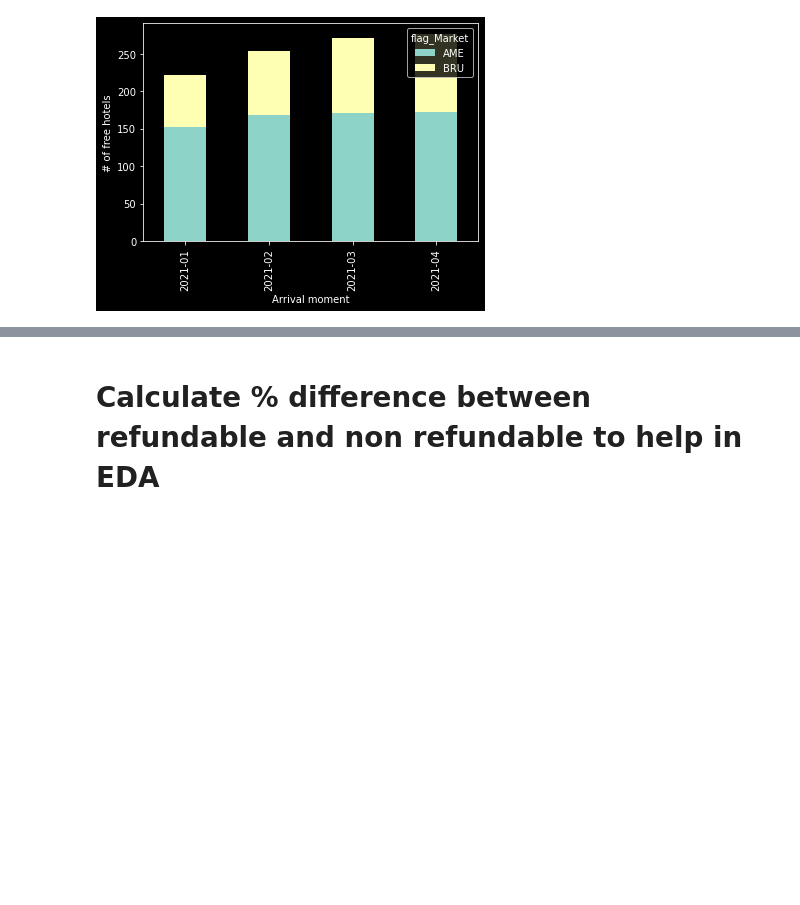
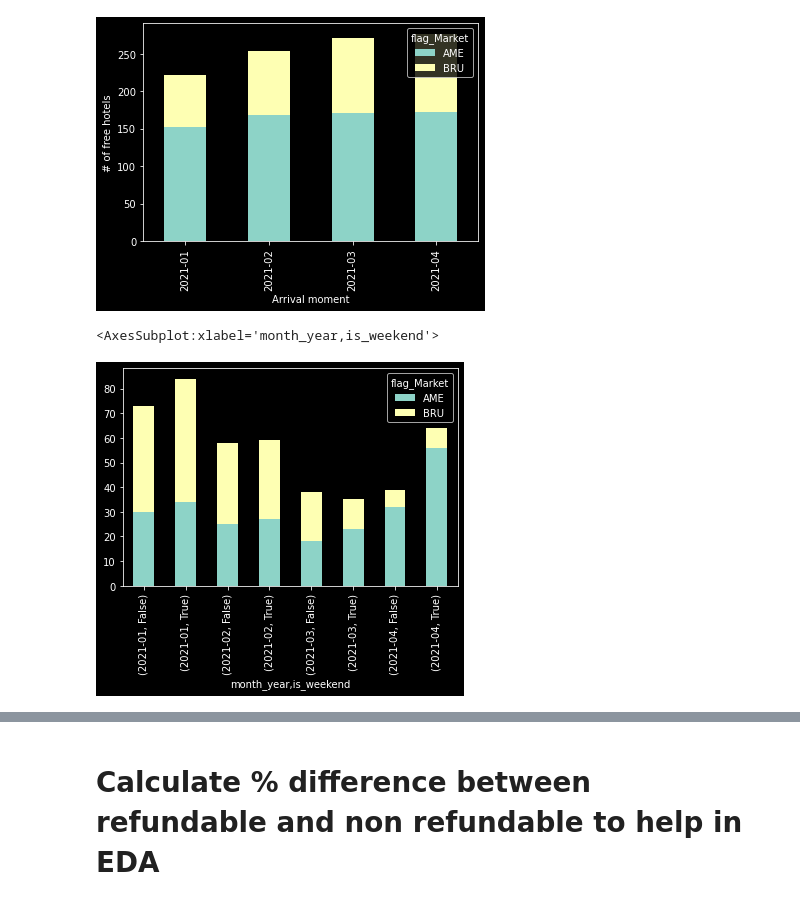
Before and after one commit to jmmvr/Lighthouse_EDA, a Jupyter notebook: 01. EDA_JR.ipynb, the cells around one changed output, grey strips where cells are left out. Cells and saved outputs as stored; diff of their text form; code cells hidden in the pictures; blank space fills up the shorter version.

```diff
--- a/01. EDA_JR.ipynb
+++ b/01. EDA_JR.ipynb
@@ -275,3 +317,18 @@ plt.ylabel('# of free hotels')
 # %% [output]
 Text(0, 0.5, '# of free hotels')
 [figure]
+# %%
+df_agg1 = df_joined.query("is_sold_out == True").groupby(
+    [
+        'month_year',
+        'is_weekend',
+        'flag_Market'
+
+    ])['our_hotel_id'].nunique().reset_index()
+df_agg1.pivot_table('our_hotel_id', ['month_year', 'is_weekend'], 'flag_Market').plot(
+    kind='bar',
+    stacked=True
+    )
+# %% [output]
+<AxesSubplot:xlabel='month_year,is_weekend'>
+[figure, added]
```
Also changed, not shown: parts of 13 cells of this notebook.
